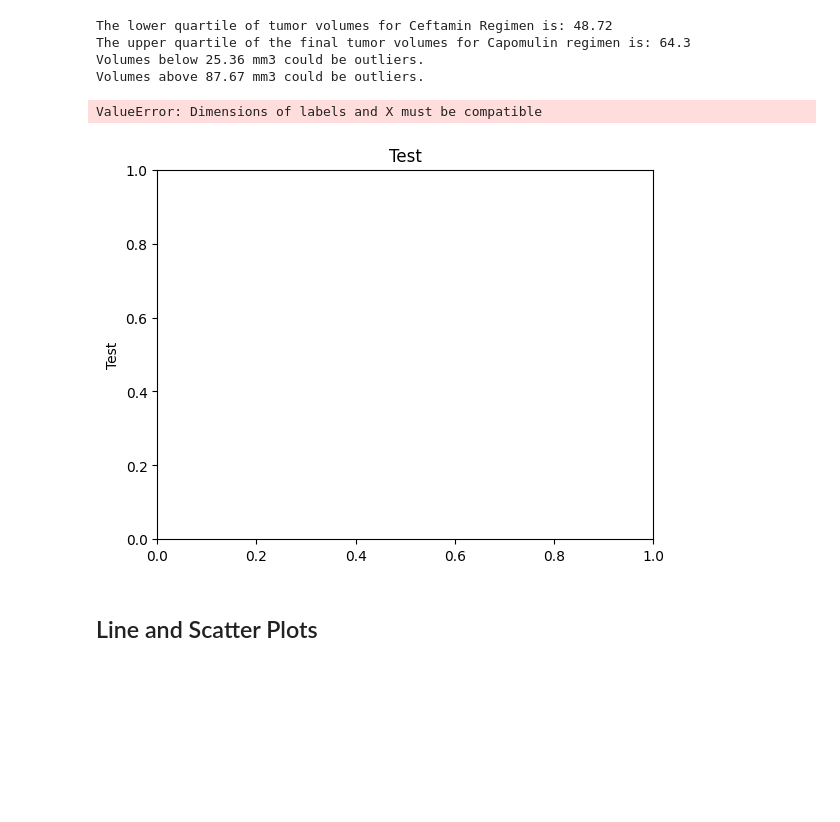
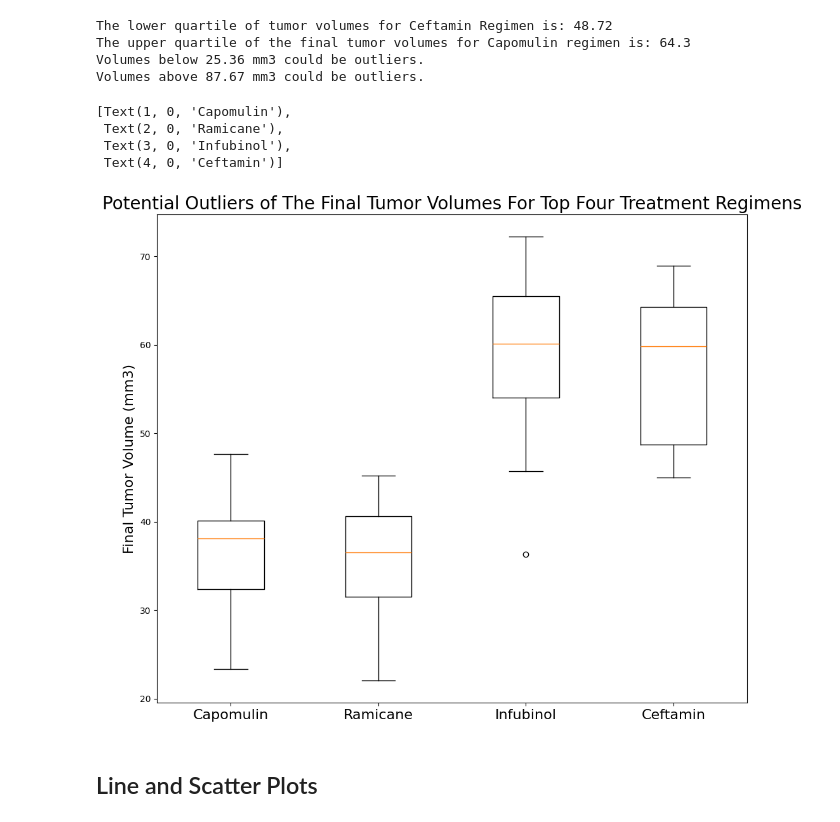
Before and after one commit to kcwaggs/data_visualization-challenge, a Jupyter notebook: pymaceuticals.ipynb, the cells around one changed output. Saved outputs shown, nothing was run; the diff lists cells and outputs as text; code cells hidden in the pictures; blank space fills up the shorter version.

```diff
--- a/pymaceuticals.ipynb
+++ b/pymaceuticals.ipynb
@@ -349,11 +350,11 @@ drug_regimen = ['Capomulin', 'Ramicane', 'Infubinol','Ceftamin']
 drugs = final_sample_merge['Drug Regimen']
 
 # Create empty list to fill with tumor vol data (for plotting)
-capomulin_tumors = capomulin['Tumor Volume']
-ramicane_tumors = ramicane['Tumor Volume']
-infubinol_tumors = infubinol['Tumor Volume']
-ceftamin_tumors = ceftamin['Tumor Volume']
-plots = ['capomulin_tumors', 'ramicane_tumors', 'infubinol_tumors', 'ceftamin_tumors']
+capomulin_tumors = capomulin['Final Volume']
+ramicane_tumors = ramicane['Final Volume']
+infubinol_tumors = infubinol['Final Volume']
+ceftamin_tumors = ceftamin['Final Volume']
+plots = [capomulin_tumors, ramicane_tumors, infubinol_tumors, ceftamin_tumors]
 
     # Locate the rows which contain mice on each drug and get the tumor volumes
 
@@ -364,13 +365,16 @@ plots = ['capomulin_tumors', 'ramicane_tumors', 'infubinol_tumors', 'ceftamin_tu
     # Determine outliers using upper and lower bounds
 # %%
 # Generate a box plot that shows the distrubution of the tumor volume for each treatment group.
-
-fig, ax = plt.subplots(1)
-ax.set_title('Test')
-ax.set_ylabel('Test')
-plt.boxplot(plots, labels = drug_regimen)
+fig, ax = plt.subplots(1, figsize = (12, 10))
+ax.boxplot(plots)
+ax.set_title('Potential Outliers of The Final Tumor Volumes For Top Four Treatment Regimens', fontsize=20)
+ax.set_ylabel('Final Tumor Volume (mm3)', fontsize=16, color='black')
+ax.set_xticklabels(['Capomulin', 'Ramicane', 'Infubinol', 'Ceftamin'], fontsize=16, color='black')
 # %% [output]
-ValueError: Dimensions of labels and X must be compatible
+[Text(1, 0, 'Capomulin'),
+ Text(2, 0, 'Ramicane'),
+ Text(3, 0, 'Infubinol'),
+ Text(4, 0, 'Ceftamin')]
-[figure, old version]
+[figure, new version]
 # %% [markdown]
 ## Line and Scatter Plots
```
Also changed, not shown: parts of 6 cells of this notebook, 1 other file.
